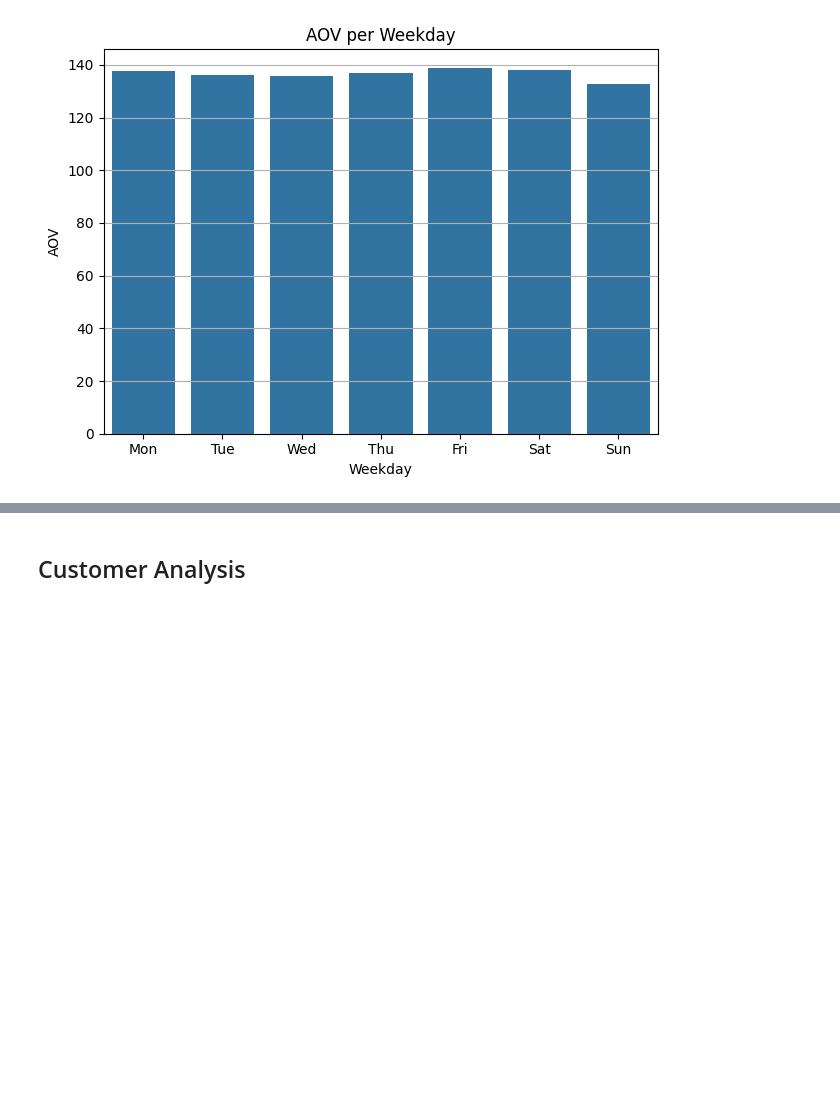
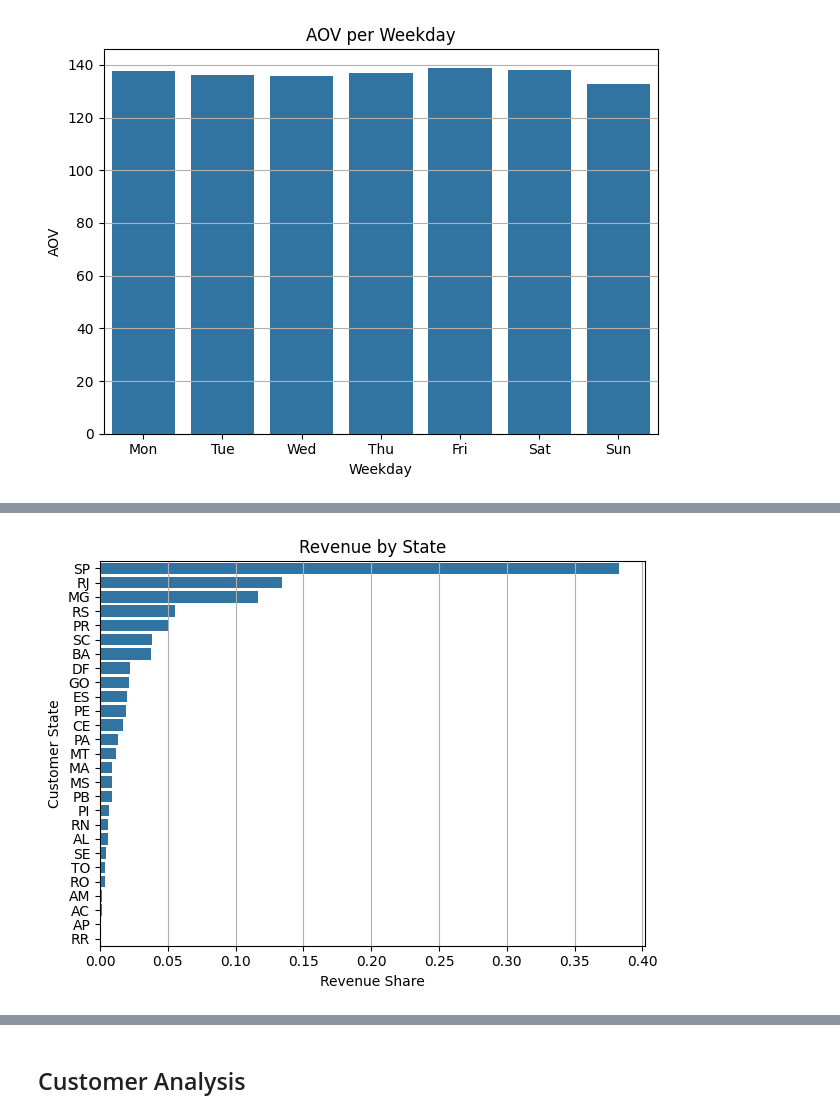
Before and after one commit to MattiaVerardi/olist-ecommerce-analytics, a Jupyter notebook: python/10_eda.ipynb, the cells around one changed output, grey strips where cells are left out. Cells and saved outputs as stored; diff of their text form; code cells hidden in the pictures; blank space fills up the shorter version.

```diff
--- a/python/10_eda.ipynb
+++ b/python/10_eda.ipynb
@@ -2417,0 +2401,16 @@ plt.show()
+# %%
+state_performance = pd.merge(
+    left=clean_orders, right=clean_customers,
+    on="customer_id", how="inner"
+).groupby(
+    "customer_state"
+).agg(
+    revenue=("order_total_value", "sum"),
+    order_volume=("order_id", "size"),
+    customer_count=("customer_unique_id", "nunique")
+).assign(
+    revenue_share=lambda x: x["revenue"]/x["revenue"].sum(),
+    order_volume_share=lambda x: x["order_volume"]/x["order_volume"].sum(),
+    customer_count_share=lambda x: x["customer_count"]/x["customer_count"].sum(),
+    aov=lambda x: x["revenue"]/x["order_volume"]
+).reset_index()
@@ -2417,0 +2435,11 @@ plt.show()
+# %%
+revenue_by_state = state_performance[[
+    "customer_state",
+    "revenue",
+    "revenue_share"
+]].sort_values(
+    by="revenue",
+    ascending=False
+)
+
+revenue_by_state
@@ -2417,0 +2464,14 @@ plt.show()
+# %%
+sns.barplot(
+    data=revenue_by_state,
+    x="revenue_share",
+    y="customer_state"
+)
+plt.title("Revenue by State")
+plt.xlabel("Revenue Share")
+plt.ylabel("Customer State")
+plt.grid(axis="x")
+plt.tight_layout()
+plt.show()
+# %% [output]
+[figure, added]
```
Also changed, not shown: parts of 45 cells of this notebook, 1 other file.
